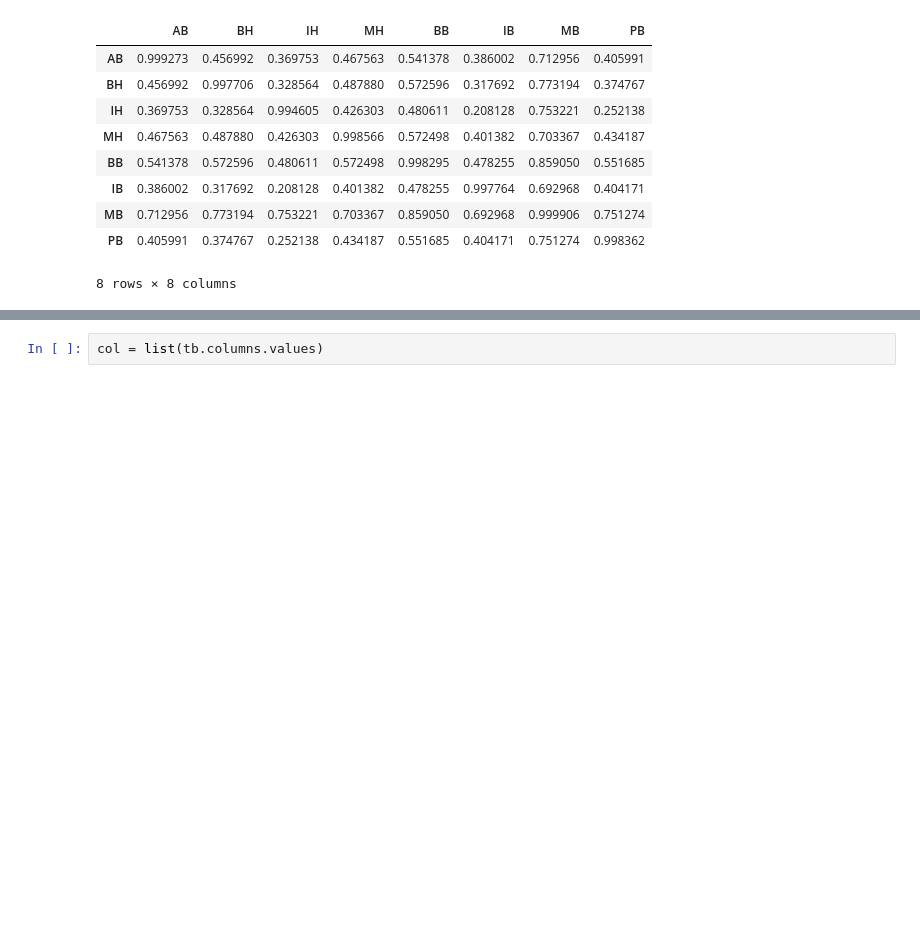
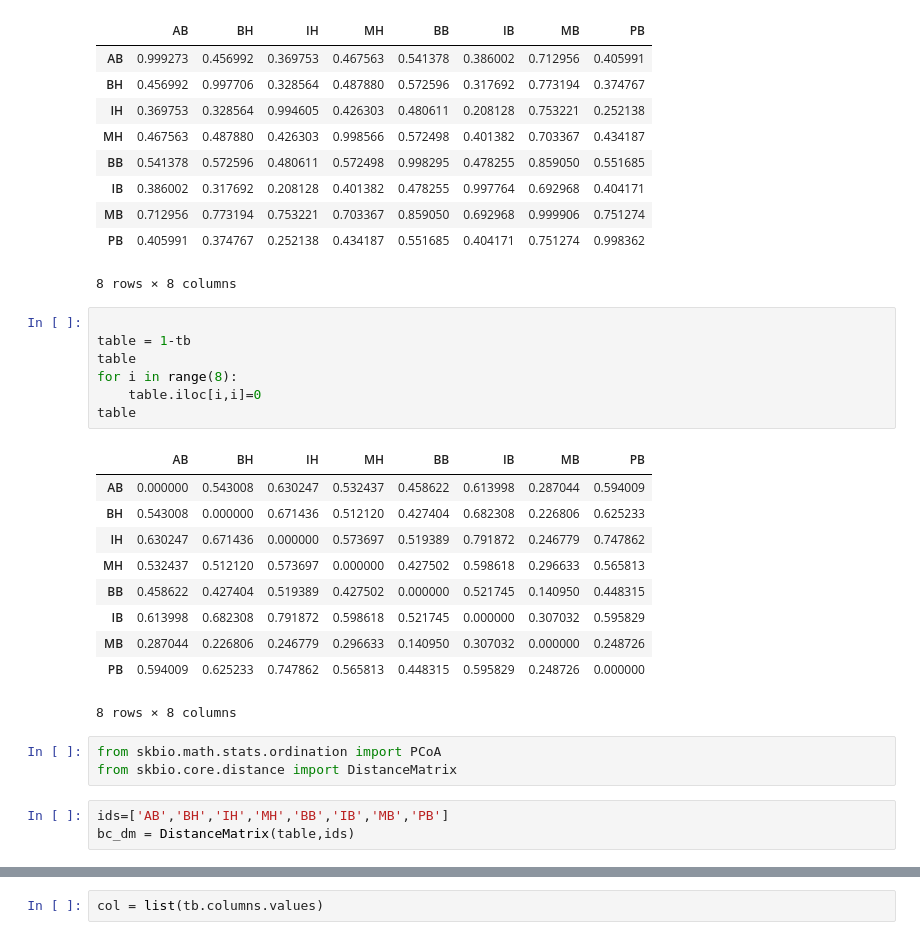
Before and after one commit to qingpeng/2014-virus-meta, a Jupyter notebook: notebook/Cluster.ipynb, the cells around one changed output, grey strips where cells are left out. Cells and saved outputs as stored; diff of their text form; blank space fills up the shorter version.

```diff
--- a/notebook/Cluster.ipynb
+++ b/notebook/Cluster.ipynb
@@ -32,3 +32,27 @@ tb
 | MB | 0.712956 | 0.773194 | 0.753221 | 0.703367 | 0.859050 | 0.692968 | 0.999906 | 0.751274 |
 | PB | 0.405991 | 0.374767 | 0.252138 | 0.434187 | 0.551685 | 0.404171 | 0.751274 | 0.998362 |
 8 rows × 8 columns
+# %%
+
+table = 1-tb
+table
+for i in range(8):
+    table.iloc[i,i]=0
+table
+# %% [output]
+|  | AB | BH | IH | MH | BB | IB | MB | PB |
+| AB | 0.000000 | 0.543008 | 0.630247 | 0.532437 | 0.458622 | 0.613998 | 0.287044 | 0.594009 |
+| BH | 0.543008 | 0.000000 | 0.671436 | 0.512120 | 0.427404 | 0.682308 | 0.226806 | 0.625233 |
+| IH | 0.630247 | 0.671436 | 0.000000 | 0.573697 | 0.519389 | 0.791872 | 0.246779 | 0.747862 |
+| MH | 0.532437 | 0.512120 | 0.573697 | 0.000000 | 0.427502 | 0.598618 | 0.296633 | 0.565813 |
+| BB | 0.458622 | 0.427404 | 0.519389 | 0.427502 | 0.000000 | 0.521745 | 0.140950 | 0.448315 |
+| IB | 0.613998 | 0.682308 | 0.791872 | 0.598618 | 0.521745 | 0.000000 | 0.307032 | 0.595829 |
+| MB | 0.287044 | 0.226806 | 0.246779 | 0.296633 | 0.140950 | 0.307032 | 0.000000 | 0.248726 |
+| PB | 0.594009 | 0.625233 | 0.747862 | 0.565813 | 0.448315 | 0.595829 | 0.248726 | 0.000000 |
+8 rows × 8 columns
+# %%
+from skbio.math.stats.ordination import PCoA
+from skbio.core.distance import DistanceMatrix
+# %%
+ids=['AB','BH','IH','MH','BB','IB','MB','PB']
+bc_dm = DistanceMatrix(table,ids)
```
Also changed, not shown: parts of 4 cells of this notebook, 12 other files.
